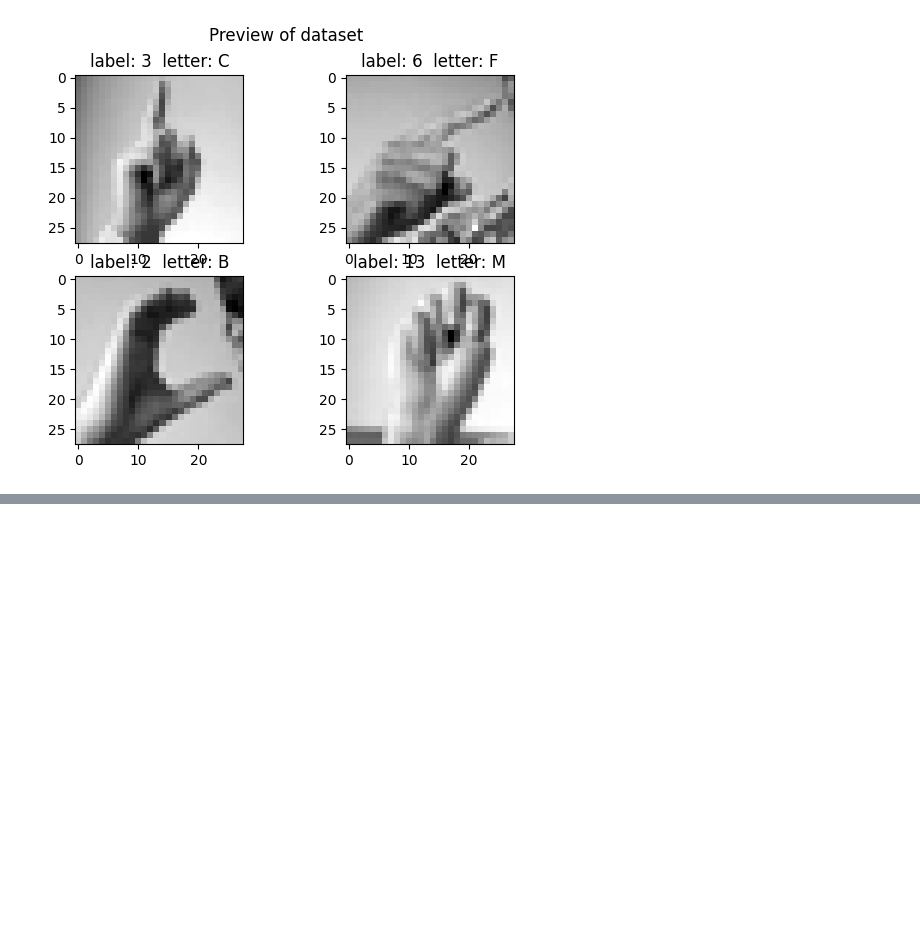
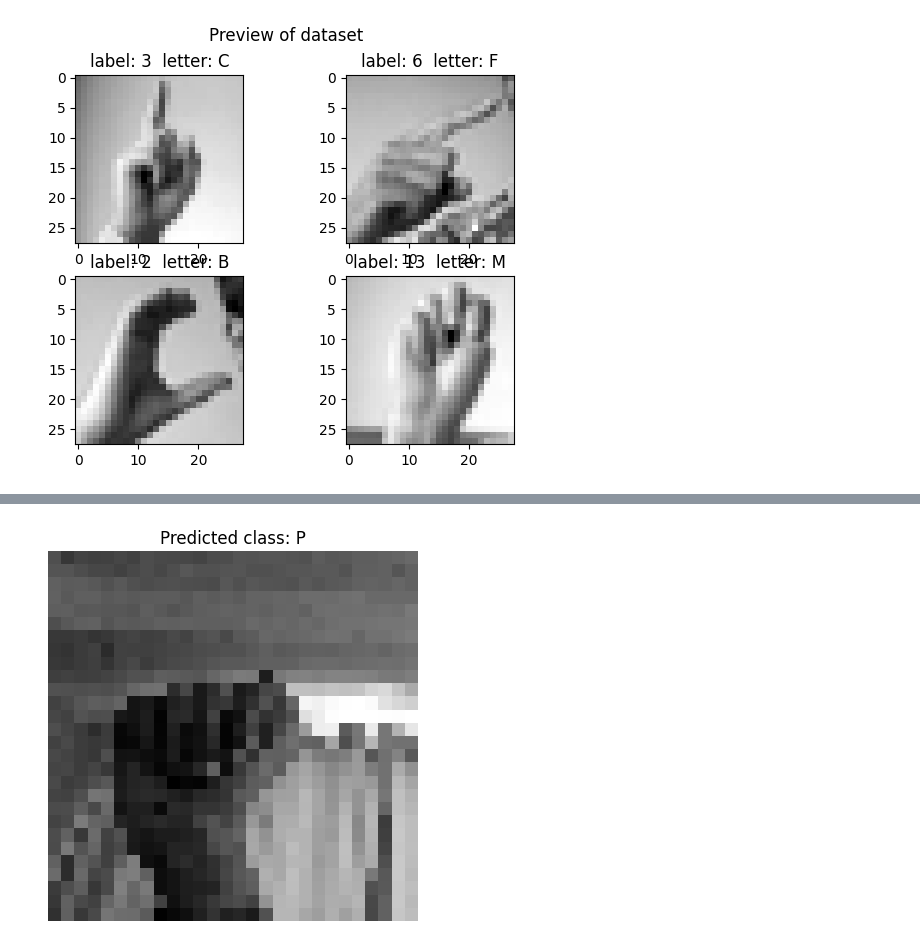
Before and after one commit to anacegf03/VsCode, a Jupyter notebook: ASL_ALEXA/alexa.ipynb, the cells around one changed output, grey strips where cells are left out. Cells and saved outputs as stored; diff of their text form; code cells hidden in the pictures; blank space fills up the shorter version.

```diff
--- a/ASL_ALEXA/alexa.ipynb
+++ b/ASL_ALEXA/alexa.ipynb
@@ -247,0 +317,36 @@ Por lo general para inicializar la camara se usa el 0. El .VideoCapture ya es un
+# %%
+import cv2
+import numpy as np
+from keras.models import load_model
+
+model = load_model('sign_language_model.keras')
+
+image_path = '/Users/anaceciliaguerra/Desktop/VueJs/ASL_ALEXA/imagenes/hand_image_2.png'
+image = cv2.imread(image_path, cv2.IMREAD_GRAYSCALE)
+
+image = cv2.resize(image, (28, 28))
+
+image = image / 290.0
+
+image = image.reshape(1, 28, 28, -1)
+
+predictions = model.predict(image)
+
+predicted_class = np.argmax(predictions, axis=1)
+
+label_mapping = {
+    0: 'A', 1: 'B', 2: 'C', 3: 'D', 4: 'E', 5: 'F', 6: 'G', 7: 'H',
+    8: 'I', 9: 'J', 10: 'K', 11: 'L', 12: 'M', 13: 'N', 14: 'O', 15: 'P',
+    16: 'Q', 17: 'R', 18: 'S', 19: 'T', 20: 'U', 21: 'V', 22: 'W', 23: 'X',
+    24: 'Y', 25: 'Z'
+}
+
+predicted_letter = label_mapping[predicted_class[0]]
+
+# Output the prediction
+print(f"The model predicts the letter: {predicted_letter}")
+plt.imshow(image.reshape(28, 28), cmap='gray')
+plt.title(f'Predicted class: {predicted_letter}')
+plt.axis('off')  # Hide axis
+plt.show()
+# %% [output]
@@ -247,0 +355 @@ Por lo general para inicializar la camara se usa el 0. El .VideoCapture ya es un
+[figure, added]
```
Also changed, not shown: parts of 16 cells of this notebook, 32 other files.
